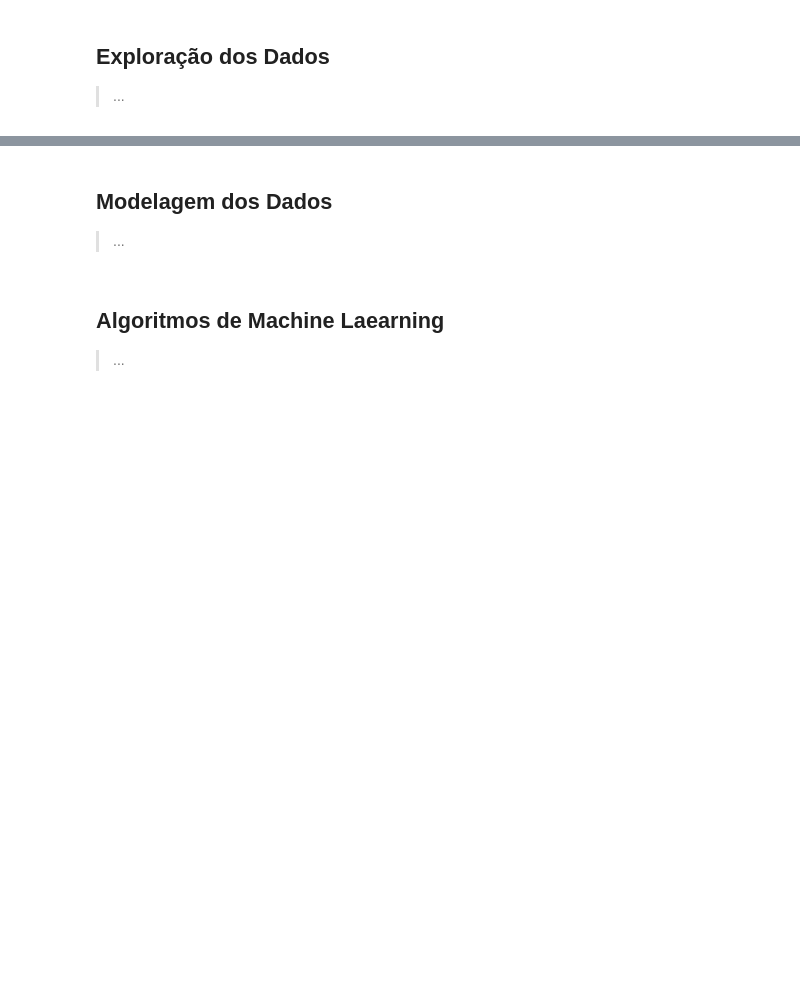
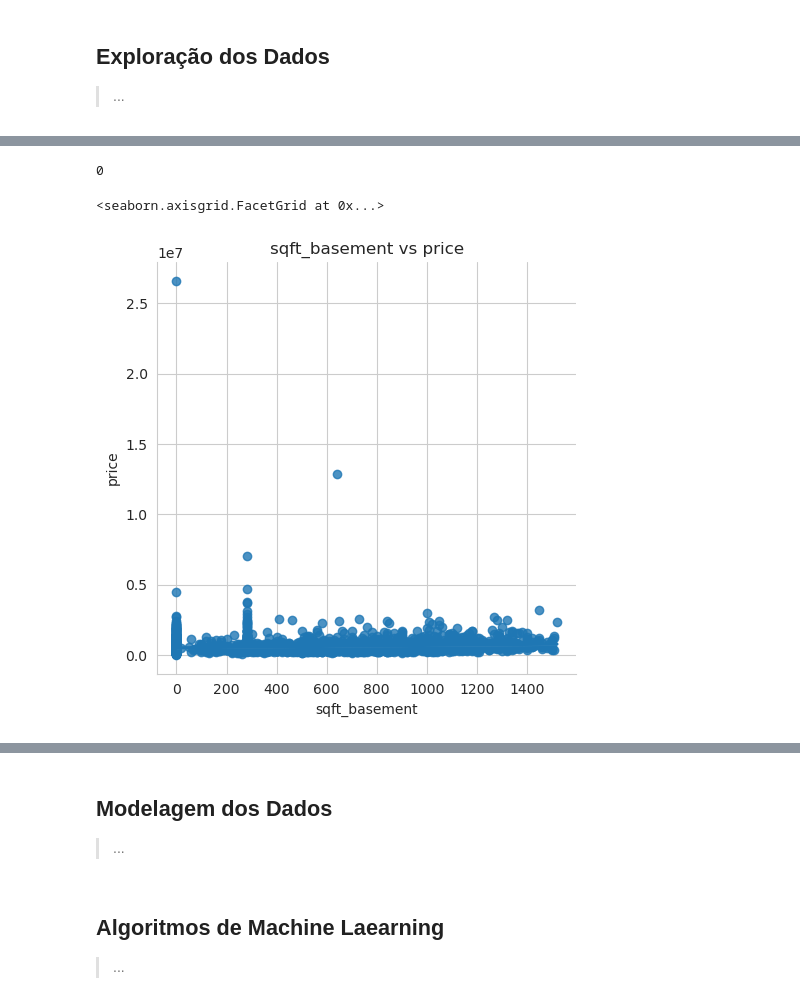
Before and after one commit to michellssgui22/PROJETOS_ESTUDO_DATASCIENCE, a Jupyter notebook: Previsão do preço da casa/previsão_do_preço_da_casa.ipynb, the cells around one changed output, grey strips where cells are left out. Saved outputs shown, nothing was run; the diff lists cells and outputs as text; code cells hidden in the pictures; blank space fills up the shorter version.

```diff
--- a/Previsão do preço da casa/previsão_do_preço_da_casa.ipynb
+++ b/Previsão do preço da casa/previsão_do_preço_da_casa.ipynb
@@ -38,0 +294,13 @@ df.head()
+# %%
+replace_outliers_with_nan_iqr(df_1, 'sqft_basement', inplace = True)
+
+df_1['sqft_basement'].fillna(value = df_1['sqft_basement'].mean(), inplace = True)
+df_1.isnull().sum().sum()
+# %% [output]
+0
+# %%
+ax = sns.lmplot(data = df_1, x = 'sqft_basement', y = 'price')
+ax.set(title = 'sqft_basement vs price')
+# %% [output]
+<seaborn.axisgrid.FacetGrid at 0x...>
+[figure, added]
```
Also changed, not shown: parts of 28 cells of this notebook, 4 other files.
